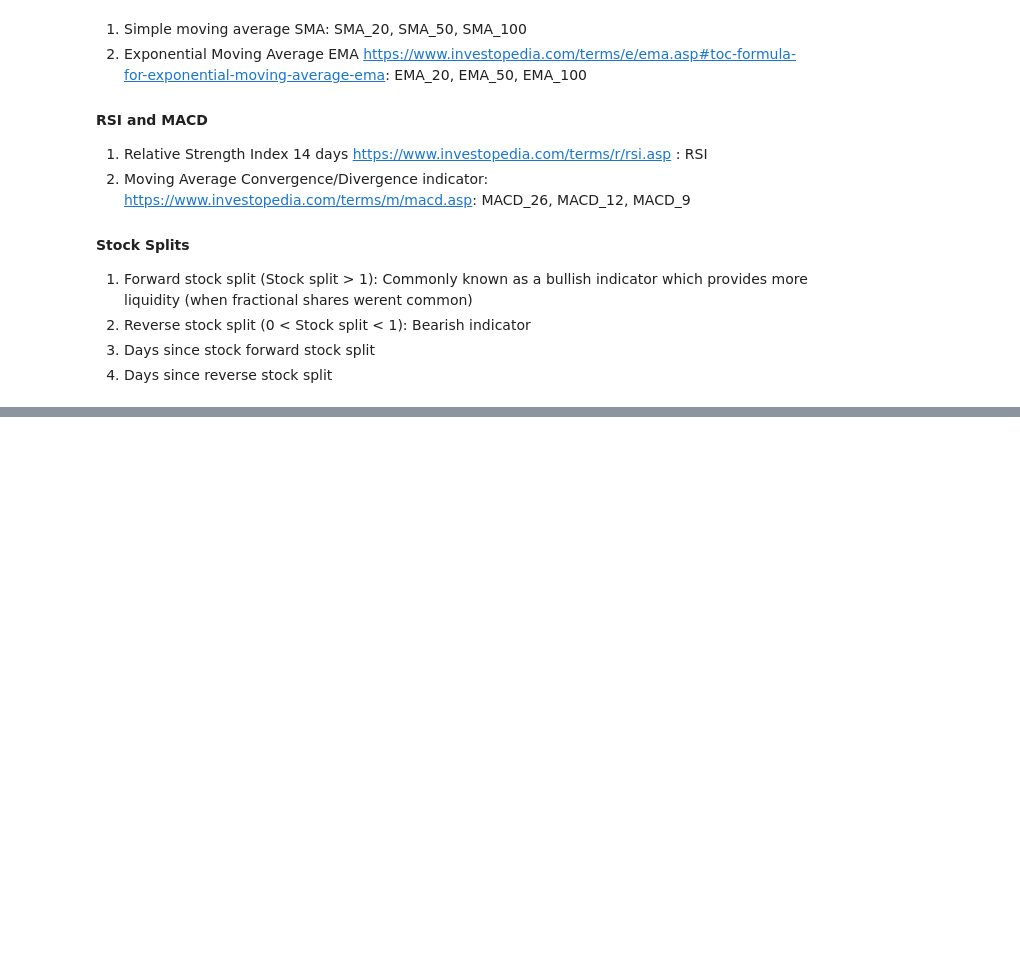
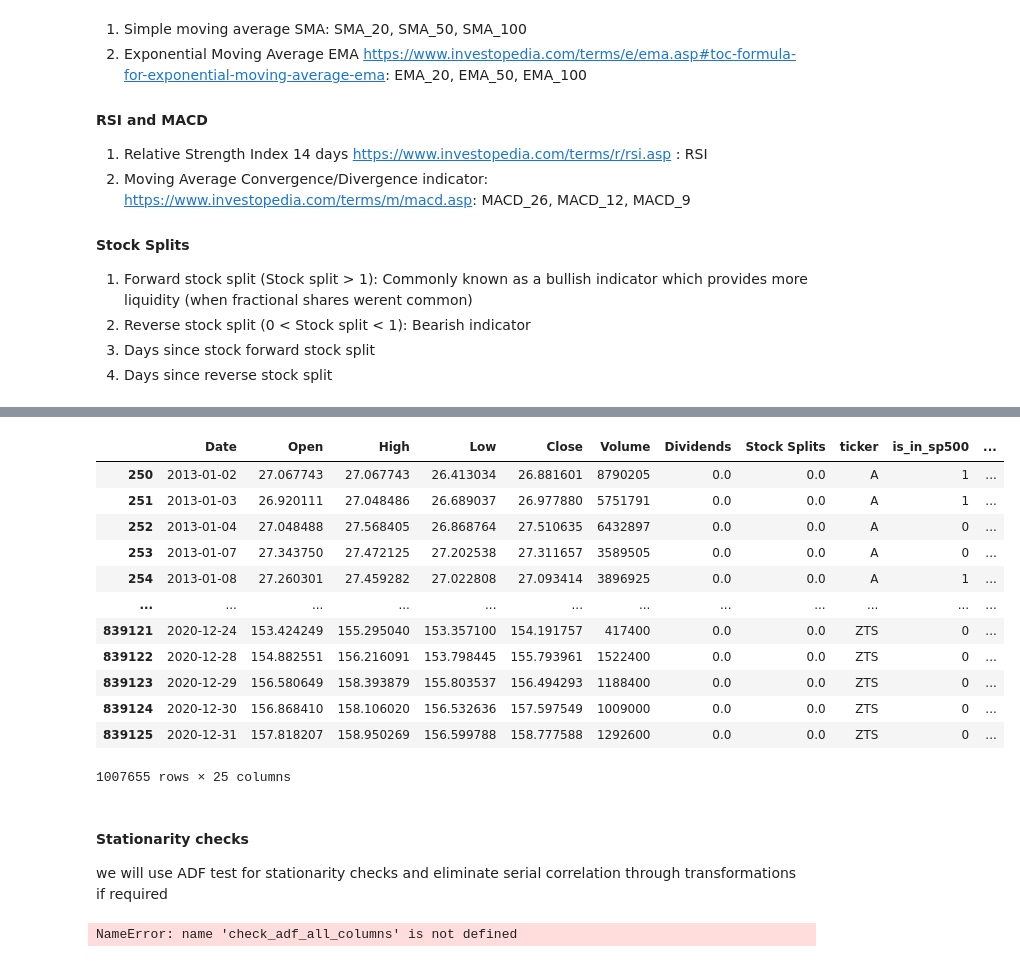
Before and after one commit to gotoshleep/DSE4212-Portfolio-Optimiser, a Jupyter notebook: Data prep and EDA/data_cleaning2.ipynb, the cells around one changed output, grey strips where cells are left out. Cells and saved outputs as stored; diff of their text form; code cells hidden in the pictures; blank space fills up the shorter version.

```diff
--- a/Data prep and EDA/data_cleaning2.ipynb
+++ b/Data prep and EDA/data_cleaning2.ipynb
@@ -335,7 +392,7 @@ SP500_all_stock_data_Final
 # %%
 # we dont want to backward fill the data as it may introduce lookahead bias,
 # nor do we want to delete the entries, so for stocks that newly entered the SP500 with insufficient data we fill with 0
-SP500_all_stock_data_Final.fillna(0, inplace=True)
-SP500_all_stock_data_Final.head()
+SP500_all_stock_data.fillna(0, inplace=True)
+SP500_all_stock_data.head()
 # %% [output]
 |  | Date | Open | High | Low | Close | Volume | Dividends | Stock Splits | ticker | is_in_sp500 | ... |
@@ -347,0 +405,21 @@ SP500_all_stock_data_Final.head()
+# %%
+# filter for stocks from 2013-01-01 onwards
+SP500_all_stock_data_final = SP500_all_stock_data[SP500_all_stock_data['Date'] >= pd.to_datetime('2013-01-01')]
+SP500_all_stock_data_final
+# %% [output]
+|  | Date | Open | High | Low | Close | Volume | Dividends | Stock Splits | ticker | is_in_sp500 | ... |
+| 250 | 2013-01-02 | 27.067743 | 27.067743 | 26.413034 | 26.881601 | 8790205 | 0.0 | 0.0 | A | 1 | ... |
+| 251 | 2013-01-03 | 26.920111 | 27.048486 | 26.689037 | 26.977880 | 5751791 | 0.0 | 0.0 | A | 1 | ... |
+| 252 | 2013-01-04 | 27.048488 | 27.568405 | 26.868764 | 27.510635 | 6432897 | 0.0 | 0.0 | A | 0 | ... |
+| 253 | 2013-01-07 | 27.343750 | 27.472125 | 27.202538 | 27.311657 | 3589505 | 0.0 | 0.0 | A | 0 | ... |
+| 254 | 2013-01-08 | 27.260301 | 27.459282 | 27.022808 | 27.093414 | 3896925 | 0.0 | 0.0 | A | 1 | ... |
+| ... | ... | ... | ... | ... | ... | ... | ... | ... | ... | ... | ... |
+| 839121 | 2020-12-24 | 153.424249 | 155.295040 | 153.357100 | 154.191757 | 417400 | 0.0 | 0.0 | ZTS | 0 | ... |
+| 839122 | 2020-12-28 | 154.882551 | 156.216091 | 153.798445 | 155.793961 | 1522400 | 0.0 | 0.0 | ZTS | 0 | ... |
+| 839123 | 2020-12-29 | 156.580649 | 158.393879 | 155.803537 | 156.494293 | 1188400 | 0.0 | 0.0 | ZTS | 0 | ... |
+| 839124 | 2020-12-30 | 156.868410 | 158.106020 | 156.532636 | 157.597549 | 1009000 | 0.0 | 0.0 | ZTS | 0 | ... |
+| 839125 | 2020-12-31 | 157.818207 | 158.950269 | 156.599788 | 158.777588 | 1292600 | 0.0 | 0.0 | ZTS | 0 | ... |
+1007655 rows × 25 columns
+# %% [markdown]
+#### Stationarity checks
+we will use ADF test for stationarity checks and eliminate serial correlation through transformations if required
@@ -347,0 +450,5 @@ SP500_all_stock_data_Final.head()
+# %%
+adf_results = check_adf_all_columns(SP500_all_stock_data_final)
+display(adf_results)
+# %% [output]
+NameError: name 'check_adf_all_columns' is not defined
```
Also changed, not shown: parts of 15 cells of this notebook.
